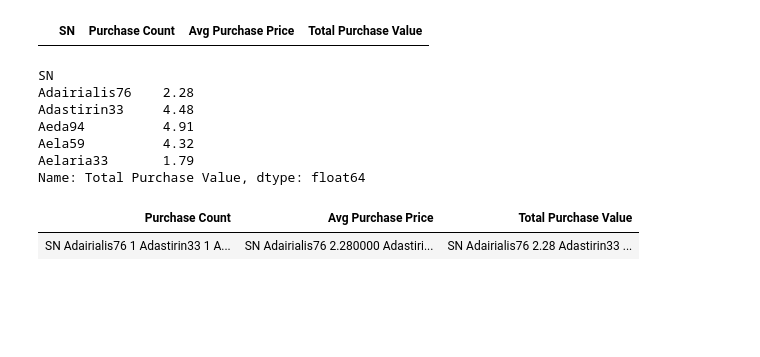
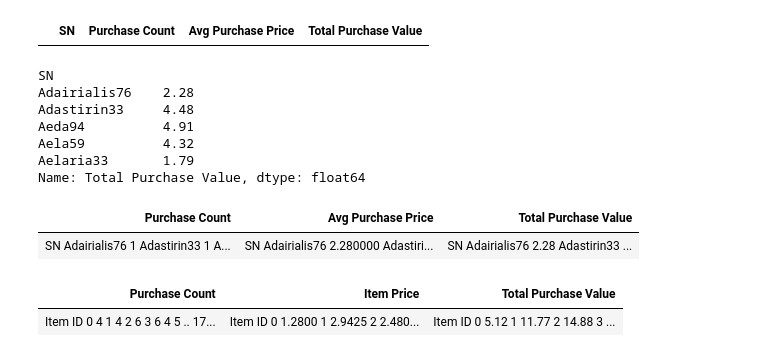
Before and after one commit to cdfencing/Pandas-Challenge, a Jupyter notebook: Heroes of Pymoli/HeroesofPymoli.ipynb, the cells around one changed output. Saved outputs shown, nothing was run; the diff lists cells and outputs as text; code cells hidden in the pictures; blank space fills up the shorter version.

```diff
--- a/Heroes of Pymoli/HeroesofPymoli.ipynb
+++ b/Heroes of Pymoli/HeroesofPymoli.ipynb
@@ -385,3 +385,17 @@ SN_purchase_summary.style.hide_index()
 # %% [output]
 | Purchase Count | Avg Purchase Price | Total Purchase Value |
 | SN Adairialis76 1 Adastirin33 1 A... | SN Adairialis76 2.280000 Adastiri... | SN Adairialis76 2.28 Adastirin33 ... |
+# %%
+# GroupBy item ID and name and perform calculations
+item_purchase_count = pymoli_df.groupby(["Item ID"]).count()["Item Name"].rename("Purchase Count")
+item_price = pymoli_df.groupby(["Item ID"]).mean()["Price"].rename("Item Price")
+item_total_purchase = pymoli_df.groupby(["Item ID"]).sum()["Price"].rename("Total Purchase Value")
+# %%
+#create data frame for top spenders by screen name
+items_summary = pd.DataFrame({"Purchase Count": [item_purchase_count], "Item Price": [item_price],
+                                     "Total Purchase Value": [item_total_purchase]})
+
+items_summary.style.hide_index()
+# %% [output]
+| Purchase Count | Item Price | Total Purchase Value |
+| Item ID 0 4 1 4 2 6 3 6 4 5 .. 17... | Item ID 0 1.2800 1 2.9425 2 2.480... | Item ID 0 5.12 1 11.77 2 14.88 3 ... |
```
Also changed, not shown: parts of 1 cell of this notebook.
